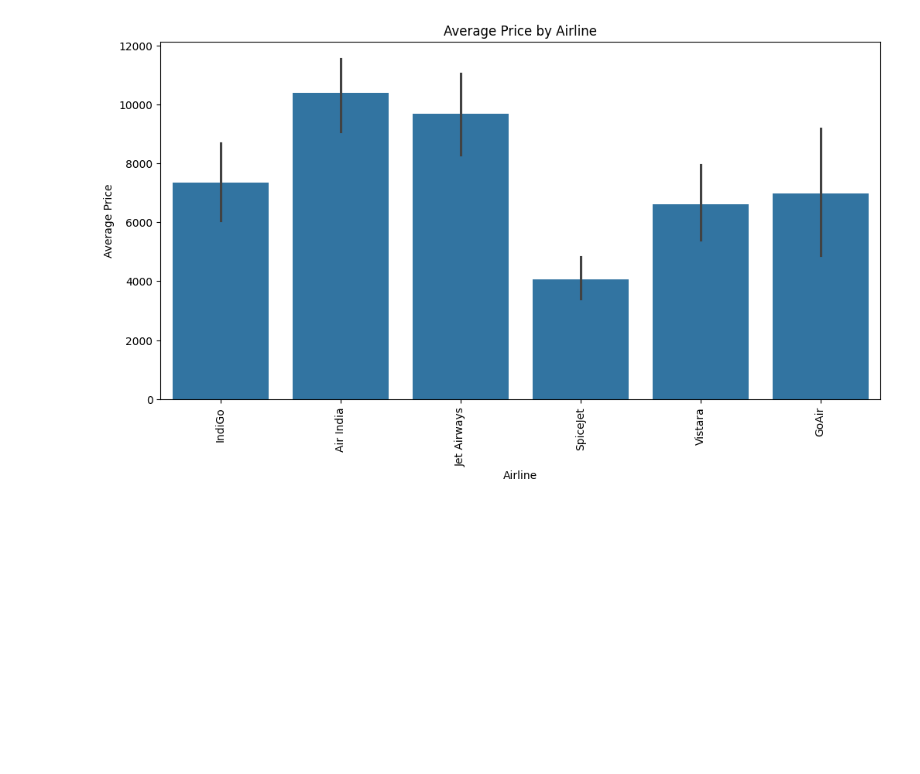
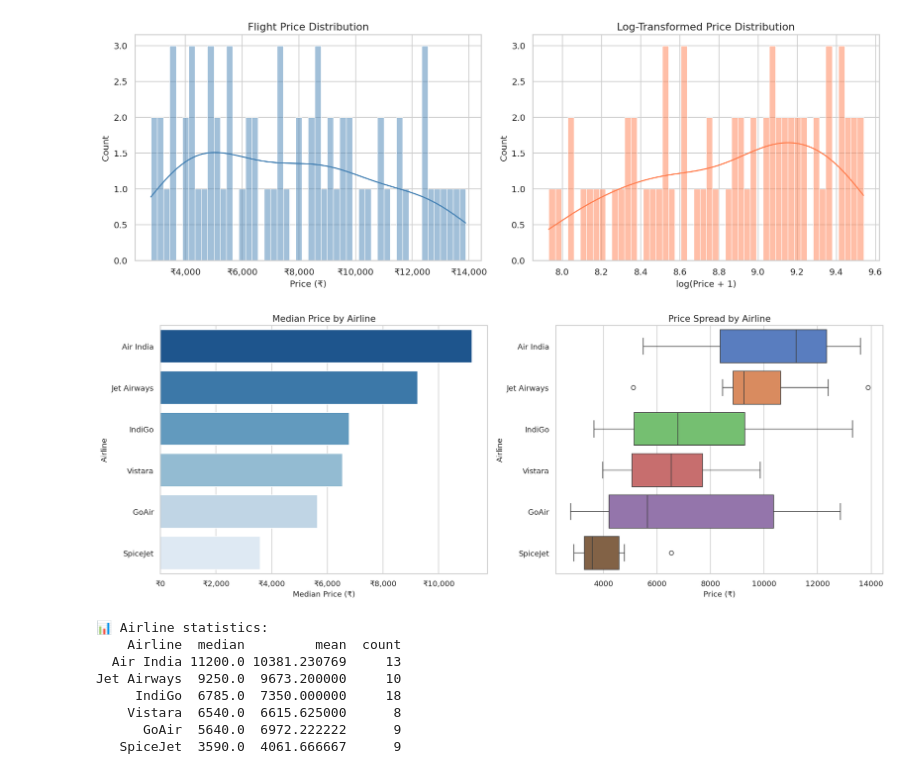
Before and after one commit to ojaspaul123/Projects, a Jupyter notebook: flight_price_analysis_and_prediction.ipynb, the cells around one changed output. Cells and saved outputs as stored; diff of their text form; code cells hidden in the pictures; blank space fills up the shorter version.

```diff
--- a/flight_price_analysis_and_prediction.ipynb
+++ b/flight_price_analysis_and_prediction.ipynb
@@ -94,14 +248,60 @@ plt.show()
-# %%
-# Average price by airline
-plt.figure(figsize=(12, 6))
-sns.barplot(x='Airline', y='Price', data=df, estimator=np.mean)
-plt.title('Average Price by Airline')
-plt.xlabel('Airline')
-plt.ylabel('Average Price')
-plt.xticks(rotation=90)
-plt.show()
-# %% [output]
-[figure, removed]
+# %%
+# Distribution of flight prices
+fig, axes = plt.subplots(1, 2, figsize=(14, 5))
+
+if 'Price' in df.columns:
+    # Raw distribution
+    sns.histplot(df['Price'], bins=50, kde=True, color='steelblue', ax=axes[0])
+    axes[0].set_title('Flight Price Distribution')
+    axes[0].set_xlabel('Price (₹)')
+    axes[0].xaxis.set_major_formatter(mticker.FuncFormatter(lambda x, _: f'₹{x:,.0f}'))
+
+    # Log-scale distribution
+    sns.histplot(np.log1p(df['Price']), bins=50, kde=True, color='coral', ax=axes[1])
+    axes[1].set_title('Log-Transformed Price Distribution')
+    axes[1].set_xlabel('log(Price + 1)')
+
+plt.tight_layout()
+plt.show()
+# %% [output]
+[figure, added]
+# %%
+# Average price by airline
+if 'Airline' in df.columns and 'Price' in df.columns:
+    airline_stats = (df.groupby('Airline')['Price']
+                       .agg(['median', 'mean', 'count'])
+                       .sort_values('median', ascending=False)
+                       .reset_index())
+
+    fig, axes = plt.subplots(1, 2, figsize=(16, 6))
+
+    # Median price bar chart
+    sns.barplot(data=airline_stats, x='median', y='Airline', palette='Blues_r', ax=axes[0])
+    axes[0].set_title('Median Price by Airline')
+    axes[0].set_xlabel('Median Price (₹)')
+    axes[0].xaxis.set_major_formatter(mticker.FuncFormatter(lambda x, _: f'₹{x:,.0f}'))
+
+    # Boxplot
+    order = airline_stats['Airline'].tolist()
+    sns.boxplot(data=df, x='Price', y='Airline', order=order, palette='muted', ax=axes[1])
+    axes[1].set_title('Price Spread by Airline')
+    axes[1].set_xlabel('Price (₹)')
+
+    plt.tight_layout()
+    plt.show()
+
+    print("\n📊 Airline statistics:")
+    print(airline_stats.to_string(index=False))
+# %% [output]
+[figure, added]
+📊 Airline statistics:
+    Airline  median         mean  count
+  Air India 11200.0 10381.230769     13
+Jet Airways  9250.0  9673.200000     10
+     IndiGo  6785.0  7350.000000     18
+    Vistara  6540.0  6615.625000      8
+      GoAir  5640.0  6972.222222      9
+   SpiceJet  3590.0  4061.666667      9
 # %%
 # Average price by number of stops
 plt.figure(figsize=(10, 6))
```
Also changed, not shown: parts of 21 cells of this notebook.
